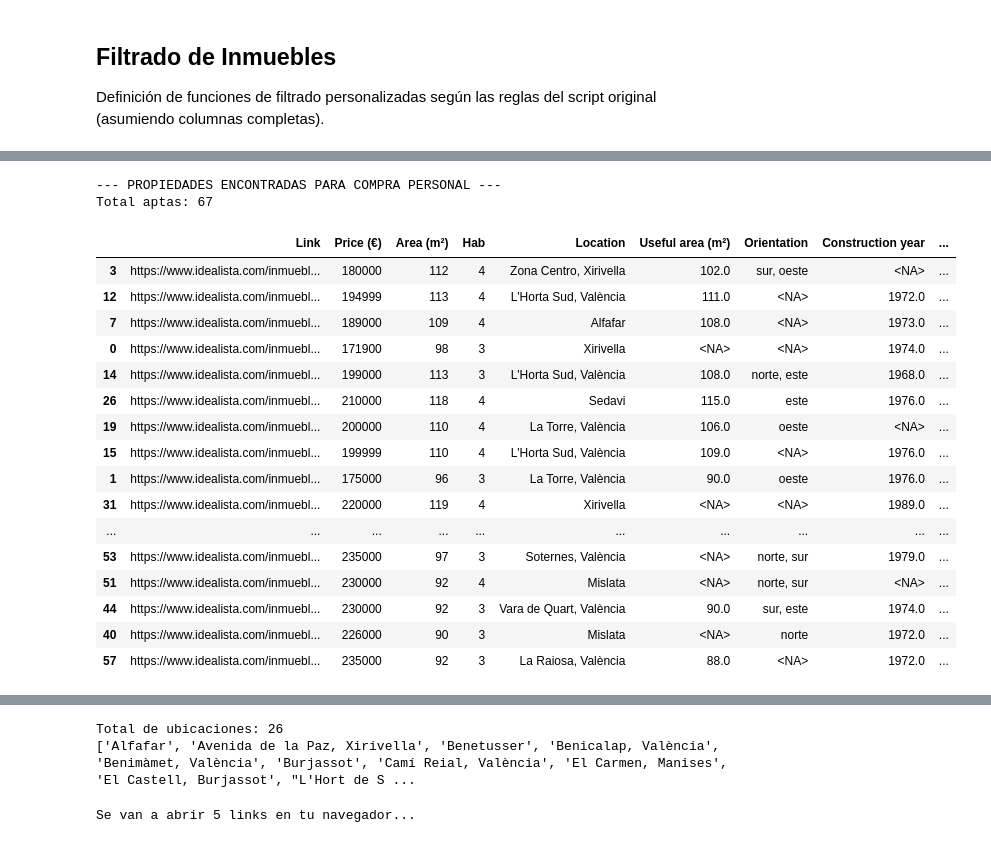
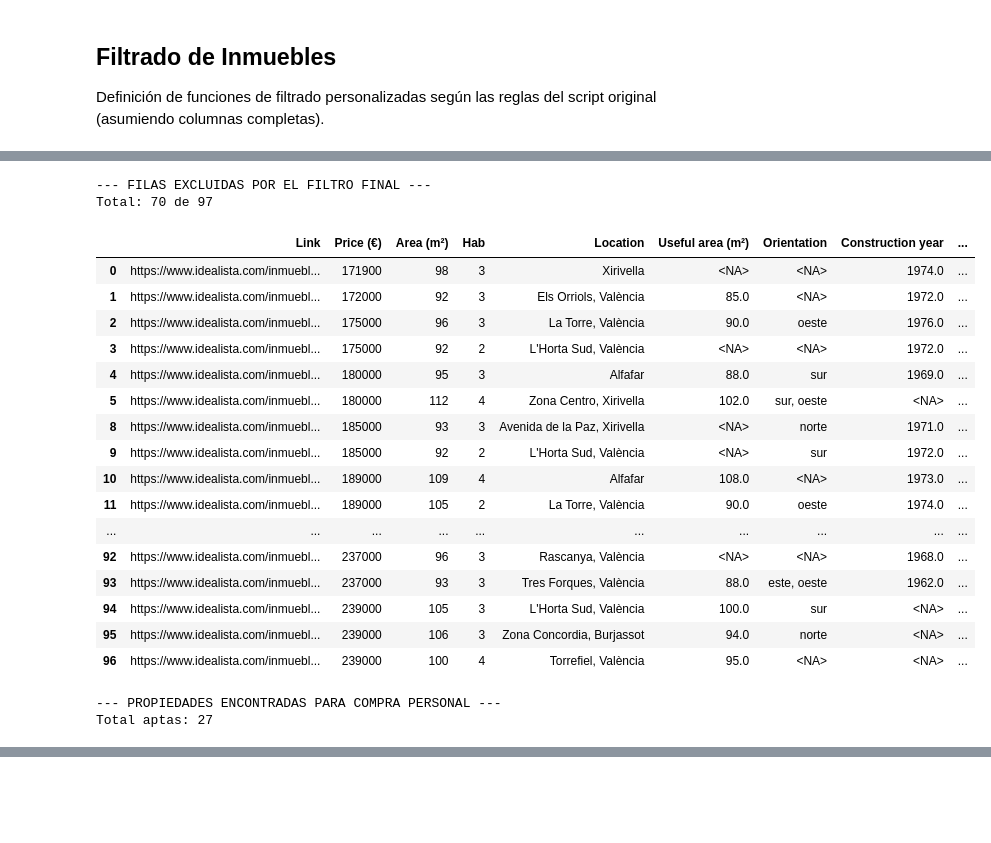
Before and after one commit to MatiGrinberg/Scraping_Real_estate_BCN, a Jupyter notebook: nb/Analytics.ipynb, the cells around one changed output, grey strips where cells are left out. Saved outputs shown, nothing was run; the diff lists cells and outputs as text; code cells hidden in the pictures; blank space fills up the shorter version.

Commit message:
Precio por m2 util

```diff
--- a/nb/Analytics.ipynb
+++ b/nb/Analytics.ipynb
@@ -52,7 +53,7 @@ Gráficos en: ../output/160000-240000_buy_used_Val_USED_11_10_26
 Archivo seleccionado: Val_USED_11_10_26.csv
 # %%
 # Filtros de Propiedades
-max_precio, min_space = 240000,85
+max_precio, min_space = 239000,85
 
 #  CARGAR Y LIMPIAR DATOS
 df = pd.read_csv(CSV_FILENAME, dtype=str)
@@ -104,6 +105,14 @@ if is_rent and 'Hab' in df.columns:
     df['Price/room'] = (df['Price (€)'] / df['Hab'].replace(0, np.nan)).round(0).astype('Int64')
 elif not is_rent and 'Area (m²)' in df.columns:
     df['Price/SqM'] = (df['Price (€)'] / df['Area (m²)']).round(0).astype('Int64')
+# Precio por m² útil: sin dato válido, conservar la fila y asignar NA.
+# Mostrar ambos precios por m² como enteros, conservando NA.
+if not is_rent:
+    area_util = pd.to_numeric(df['Useful area (m²)'], errors='coerce').astype('Float64')
+    area_util = area_util.where(area_util.gt(0) & np.isfinite(area_util))
+    precio_util = (df['Price (€)'] / area_util).astype('Float64')
+    precio_util = precio_util.where(np.isfinite(precio_util))
+    df['Price/UsefulSqM'] = precio_util.round(0).astype('Int64')
 print(f"Total de propiedades limpias cargadas: {len(df)}")
 print("\n--- PRIMERAS FILAS DEL DATASET (df.head) ---")
 display(df.head())
@@ -275,16 +294,29 @@ def optional_choices_mask(df, column, choices):
 def filter_buy_rows(df, min_h=2, min_price_sqm=1500, max_price_sqm=3000, min_area_any=60, min_area_large=80, min_hab_large=3, max_size=200, exclude=None, include=None,
                     useful_area=None, orientation=None, construction_year=None,
                     energy_rating=None, energy_consumption=None, no_heating=None,
-                    mostrar_excluidas=False):
+                    mostrar_excluidas=False, max_price_useful_sqm=2500):
     """
     Filtra opciones de compra acotando por precio/m2, descartando pisos muy grandes o muy chicos.
     Asegura que si un piso tiene muchas habitaciones, tenga el tamaño mínimo adecuado para no estar apretados.
     """
+    # Recalcular en una copia para admitir también dataframes de CSV anteriores.
+    # Los útiles ausentes, cero o inválidos generan NA, nunca una eliminación.
+    df = df.copy()
+    area_util = pd.to_numeric(
+        df['Useful area (m²)'] if 'Useful area (m²)' in df else pd.Series(pd.NA, index=df.index),
+        errors='coerce').astype('Float64')
+    area_util = area_util.where(area_util.gt(0) & np.isfinite(area_util))
+    precio_util = (pd.to_numeric(df['Price (€)'], errors='coerce') / area_util).astype('Float64')
+    precio_util = precio_util.where(np.isfinite(precio_util))
+    df['Price/UsefulSqM'] = precio_util.round(0).astype('Int64')
     cond = (df['Price/SqM'].between(min_price_sqm, max_price_sqm)) & (df['Area (m²)'].between(min_area_any, max_size)) & (df['Hab'] >= min_h)
     # Si tiene min_hab_large habitaciones o más, el área DEBE ser mayor o igual a min_area_large
     cond &= (df['Hab'] < min_hab_large) | (df['Area (m²)'] >= min_area_large)
     # Cada filtro opcional conserva las filas donde el dato no está informado.
     cond &= optional_numeric_mask(df, 'Useful area (m²)', useful_area)
+    if max_price_useful_sqm is not None:
+        # Comparar el valor exacto: 2499.99 cumple el máximo estricto de 2500.
+        cond &= optional_numeric_mask(precio_util.to_frame('Price/UsefulSqM'), 'Price/UsefulSqM', ('<', max_price_useful_sqm))
     cond &= optional_numeric_mask(df, 'Construction year', construction_year)
     cond &= optional_numeric_mask(df, 'Energy consumption (kWh/m² year)', energy_consumption)
     cond &= optional_choices_mask(df, 'Orientation', orientation)
@@ -312,7 +344,7 @@ def filter_buy_rows(df, min_h=2, min_price_sqm=1500, max_price_sqm=3000, min_are
 # Locations INCLUDE / EXCLUDE
 exclude_locations_val = ['Barrio de la Luz, Xirivella', 'Els Orriols, València', 'La Creu Coberta, València', 'La Fontsanta, València', 'Natzaret, València', 'Rascanya, València', 'Torrefiel, València', 'Tres Forques, València']
 include_locations_val = []#['Alboraya', 'Benicalap, València', 'Burjassot', 'Cardenal Benlloch, Mislata', 'El Alborgí, Paterna', 'El Cabanyal-El Canyamelar, València', 'El Grau, València', 'Jesús, València', "L'Hort de Senabre, València", "L'Horta Sud, València", 'La Raiosa, València', 'La Saïdia, València', 'Les Tendetes, València', 'Los Juzgados, Mislata', 'Marxalenes, València', 'Mislata', 'Morvedre, València', 'Nou Moles, València', 'Parc Central, Paterna', 'Quart de Poblet', 'Quatre Carreres, València', 'Soternes, València', 'Tormos, València', 'Unknown', 'Zona Concordia, Burjassot']
-exclude_locations_bcn = ["Cerdanyola Sud, Mataró",'Artigues, Badalona', 'Baró de Viver, Barcelona', 'Can Serra - Pubilla Cases, Hospitalet de Llobregat', 'Can Serra, Hospitalet de Llobregat', 'El Besós, Sant Adriá de Besós', 'El Raval, Barcelona', 'El Raval, Santa Coloma de Gramenet', 'La Florida, Hospitalet de Llobregat', 'La Salut - Lloreda - Sistrells, Badalona', 'La Salut, Badalona', 'La Torrasa, Hospitalet de Llobregat', 'Les Planes, Hospitalet de Llobregat', 'Les Roquetes, Barcelona', 'Llefià - Sant Roc - Artigues, Badalona', 'Llefià, Badalona', 'Parc Empresarial, Viladecans', 'Pubilla Cases, Hospitalet de Llobregat', 'Remei, Badalona', 'Sant Adriá Nord, Sant Adriá de Besós', 'Sant Crist, Badalona', 'Sant Roc, Badalona', 'Santa Rosa - Can Mariner, Santa Coloma de Gramenet']
+exclude_locations_bcn = ['Can Mas, Ripollet', 'Sistrells, Badalona', 'Mataró', 'Centre, Mataró', 'Cerdanyola nord, Mataró', 'Cerdanyola, Mataró', 'Escorxador - El Palau, Mataró', 'Peramás, Mataró',"Cerdanyola Sud, Mataró",'Artigues, Badalona', 'Baró de Viver, Barcelona', 'Can Serra - Pubilla Cases, Hospitalet de Llobregat', 'El Besós, Sant Adriá de Besós', 'El Raval, Barcelona', 'El Raval, Santa Coloma de Gramenet', 'La Florida, Hospitalet de Llobregat', 'La Salut - Lloreda - Sistrells, Badalona', 'La Salut, Badalona', 'La Torrasa, Hospitalet de Llobregat', 'Les Planes, Hospitalet de Llobregat', 'Les Roquetes, Barcelona', 'Llefià - Sant Roc - Artigues, Badalona', 'Llefià, Badalona', 'Parc Empresarial, Viladecans', 'Pubilla Cases, Hospitalet de Llobregat', 'Remei, Badalona','Sant Crist, Badalona', 'Sant Roc, Badalona', 'Santa Rosa - Can Mariner, Santa Coloma de Gramenet']
 include_locations_bcn = []#['Bufalà, Badalona', 'Can Baró, Barcelona', 'Centre, Badalona', 'Centre, El Masnou', 'Centre, Gavà', 'Centre, Hospitalet de Llobregat', 'El Fort Pienc, Barcelona', 'El Poble Sec - Parc de Montjuïc, Barcelona', 'El Prat de Llobregat', 'Gorg - Progrés, Badalona', 'Gorg, Badalona', 'La Gavarra, Cornellà de Llobregat', 'Once de Septiembre - Sant Jordi, El Prat de Llobregat', 'Plaça Catalunya - Vinyets, Sant Boi de Llobregat', 'Plaça de Catalunya, El Prat de Llobregat', 'Premiá de Mar', 'Sant Boi de Llobregat', 'Sant Josep, Hospitalet de Llobregat', 'Santa Eulàlia, Hospitalet de Llobregat', 'Viladecans', 'Zona Alta, Premiá de Mar', 'Zona del Mig, Hospitalet de Llobregat']
 # Orientaciones Excluidas
 orientaciones_excluidas = []#['norte', 'oeste', 'norte, oeste']
@@ -426,49 +363,52 @@ Name: count, dtype: Int64
 # %%
 
 # 10. EJECUTAR FILTRADO DE LA BÚSQUEDA (ALQUILER O COMPRA PERSONAL)
 if is_rent:
     exclude_locations = []#['Terrassa', 'Mataró', 'Sabadell', 'Martorell', 'Sant Vicenç de Montalt', 'Cabrera de Mar']
     df_filtrado = filter_rent_rows(df, mx_pr_1h=1000, mx_pr_room=600, min_area_1h=60, min_area_2h=75, min_area_3h=95, include=include_locations_bcn, exclude=exclude_locations_bcn).sort_values(['Hab', 'Area (m²)', 'Price (€)'])
     print(f"--- PROPIEDADES ENCONTRADAS PARA ALQUILER PERSONAL ---\nTotal aptas: {len(df_filtrado)}")
     with pd.option_context('display.max_rows', None):
         display(df_filtrado)
 else:
     orientaciones_permitidas = [
         valor for valor in df['Orientation'].dropna().astype(str).str.strip().str.casefold().unique()
         if valor and valor not in orientaciones_excluidas
     ]
     # Si no queda ninguna orientación conocida, [''] conserva solo las desconocidas.
     # No usar [] aquí: la función lo interpretaría como filtro desactivado.
-    df_filtrado = filter_buy_rows(df, min_h=3, min_price_sqm=1300, max_price_sqm=2600, min_area_any=80, min_area_large=80, min_hab_large=3, max_size=120, include=include_locations_val, exclude=exclude_locations_val,
+    df_filtrado = filter_buy_rows(df, min_h=3, min_price_sqm=2000, max_price_sqm=2500, min_area_any=90, min_area_large=80, min_hab_large=3, max_size=129, include=include_locations_val, exclude=exclude_locations_val,
+        max_price_useful_sqm=2300,  # Estricto: < 2500 €/m² útil; None desactiva. Conserva NA.
         useful_area=('>=', 80),        # Ejemplo: ('>=', 80)
         orientation=None, # orientaciones_permitidas or ['']
         construction_year=None,  # Ejemplo: ('>=', 1980)
         energy_rating=None, # ['A', 'B', 'C', 'D', 'E'],  # E o mejor; conserva desconocidos
         energy_consumption=None, # Ejemplo: ('<', 80), conserva también desconocidos
         no_heating=None,         # True: sin calefacción; False: con calefacción
-        mostrar_excluidas=0 # True: mostrar también las filas descartadas
+        mostrar_excluidas=1 # True: mostrar también las filas descartadas
     ).sort_values('Price/SqM')
     #print("Orientacion ", orientaciones_permitidas)
     print(f"--- PROPIEDADES ENCONTRADAS PARA COMPRA PERSONAL ---\nTotal aptas: {len(df_filtrado)}")
     with pd.option_context('display.max_rows', None):
         display(df_filtrado)
 # %% [output]
---- PROPIEDADES ENCONTRADAS PARA COMPRA PERSONAL ---
-Total aptas: 67
+--- FILAS EXCLUIDAS POR EL FILTRO FINAL ---
+Total: 70 de 97
 |  | Link | Price (€) | Area (m²) | Hab | Location | Useful area (m²) | Orientation | Construction year | ... |
-| 3 | https://www.idealista.com/inmuebl... | 180000 | 112 | 4 | Zona Centro, Xirivella | 102.0 | sur, oeste | <NA> | ... |
-| 12 | https://www.idealista.com/inmuebl... | 194999 | 113 | 4 | L'Horta Sud, València | 111.0 | <NA> | 1972.0 | ... |
-| 7 | https://www.idealista.com/inmuebl... | 189000 | 109 | 4 | Alfafar | 108.0 | <NA> | 1973.0 | ... |
 | 0 | https://www.idealista.com/inmuebl... | 171900 | 98 | 3 | Xirivella | <NA> | <NA> | 1974.0 | ... |
-| 14 | https://www.idealista.com/inmuebl... | 199000 | 113 | 3 | L'Horta Sud, València | 108.0 | norte, este | 1968.0 | ... |
-| 26 | https://www.idealista.com/inmuebl... | 210000 | 118 | 4 | Sedavi | 115.0 | este | 1976.0 | ... |
-| 19 | https://www.idealista.com/inmuebl... | 200000 | 110 | 4 | La Torre, València | 106.0 | oeste | <NA> | ... |
-| 15 | https://www.idealista.com/inmuebl... | 199999 | 110 | 4 | L'Horta Sud, València | 109.0 | <NA> | 1976.0 | ... |
-| 1 | https://www.idealista.com/inmuebl... | 175000 | 96 | 3 | La Torre, València | 90.0 | oeste | 1976.0 | ... |
-| 31 | https://www.idealista.com/inmuebl... | 220000 | 119 | 4 | Xirivella | <NA> | <NA> | 1989.0 | ... |
+| 1 | https://www.idealista.com/inmuebl... | 172000 | 92 | 3 | Els Orriols, València | 85.0 | <NA> | 1972.0 | ... |
+| 2 | https://www.idealista.com/inmuebl... | 175000 | 96 | 3 | La Torre, València | 90.0 | oeste | 1976.0 | ... |
+| 3 | https://www.idealista.com/inmuebl... | 175000 | 92 | 2 | L'Horta Sud, València | <NA> | <NA> | 1972.0 | ... |
+| 4 | https://www.idealista.com/inmuebl... | 180000 | 95 | 3 | Alfafar | 88.0 | sur | 1969.0 | ... |
+| 5 | https://www.idealista.com/inmuebl... | 180000 | 112 | 4 | Zona Centro, Xirivella | 102.0 | sur, oeste | <NA> | ... |
+| 8 | https://www.idealista.com/inmuebl... | 185000 | 93 | 3 | Avenida de la Paz, Xirivella | <NA> | norte | 1971.0 | ... |
+| 9 | https://www.idealista.com/inmuebl... | 185000 | 92 | 2 | L'Horta Sud, València | <NA> | sur | 1972.0 | ... |
+| 10 | https://www.idealista.com/inmuebl... | 189000 | 109 | 4 | Alfafar | 108.0 | <NA> | 1973.0 | ... |
+| 11 | https://www.idealista.com/inmuebl... | 189000 | 105 | 2 | La Torre, València | 90.0 | oeste | 1974.0 | ... |
 | ... | ... | ... | ... | ... | ... | ... | ... | ... | ... |
-| 53 | https://www.idealista.com/inmuebl... | 235000 | 97 | 3 | Soternes, València | <NA> | norte, sur | 1979.0 | ... |
-| 51 | https://www.idealista.com/inmuebl... | 230000 | 92 | 4 | Mislata | <NA> | norte, sur | <NA> | ... |
-| 44 | https://www.idealista.com/inmuebl... | 230000 | 92 | 3 | Vara de Quart, València | 90.0 | sur, este | 1974.0 | ... |
-| 40 | https://www.idealista.com/inmuebl... | 226000 | 90 | 3 | Mislata | <NA> | norte | 1972.0 | ... |
-| 57 | https://www.idealista.com/inmuebl... | 235000 | 92 | 3 | La Raiosa, València | 88.0 | <NA> | 1972.0 | ... |
+| 92 | https://www.idealista.com/inmuebl... | 237000 | 96 | 3 | Rascanya, València | <NA> | <NA> | 1968.0 | ... |
+| 93 | https://www.idealista.com/inmuebl... | 237000 | 93 | 3 | Tres Forques, València | 88.0 | este, oeste | 1962.0 | ... |
+| 94 | https://www.idealista.com/inmuebl... | 239000 | 105 | 3 | L'Horta Sud, València | 100.0 | sur | <NA> | ... |
+| 95 | https://www.idealista.com/inmuebl... | 239000 | 106 | 3 | Zona Concordia, Burjassot | 94.0 | norte | <NA> | ... |
+| 96 | https://www.idealista.com/inmuebl... | 239000 | 100 | 4 | Torrefiel, València | 95.0 | <NA> | <NA> | ... |
+--- PROPIEDADES ENCONTRADAS PARA COMPRA PERSONAL ---
+Total aptas: 27
@@ -477,13 +434,10 @@ Total aptas: 67
 ubicaciones = sorted(df_filtrado['Location'].dropna().unique())
 print(f'Total de ubicaciones: {len(ubicaciones)}')
 print(ubicaciones)
-# %% [output]
-Total de ubicaciones: 26
-['Alfafar', 'Avenida de la Paz, Xirivella', 'Benetusser', 'Benicalap, València', 'Benimàmet, València', 'Burjassot', 'Camí Reial, València', 'El Carmen, Manises', 'El Castell, Burjassot', "L'Hort de S ...
 # %%
 ##### Definir si abrir Links + Cuantos??? #####
 abrir_links = 1 # True: abrir enlaces en navegador; False: mostrar lista completa para copiar.
-links_st, links_end = 0,200 # Rango de enlaces a abrir
+links_st, links_end = 0,99 # Rango de enlaces a abrir
 #####################################
 
 links = df_filtrado['Link'].dropna().tolist()[links_st:links_end]
@@ -509,5 +463,3 @@ else:
         'font-family:monospace;white-space:pre;overflow:auto;" wrap="off">'
         + escape(lista_links) + '</textarea>'
     ))
-# %% [output]
-Se van a abrir 5 links en tu navegador...
```
Also changed, not shown: parts of 4 cells of this notebook, 1 other file.
